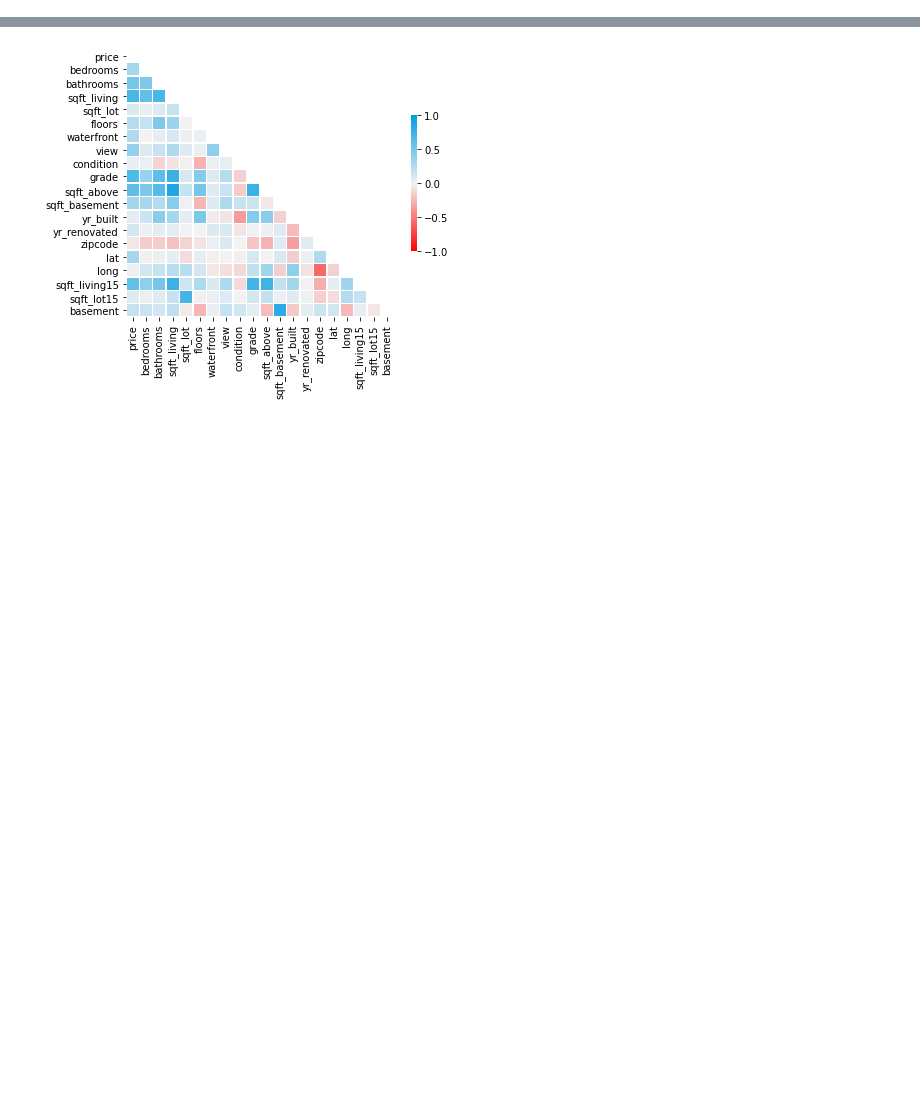
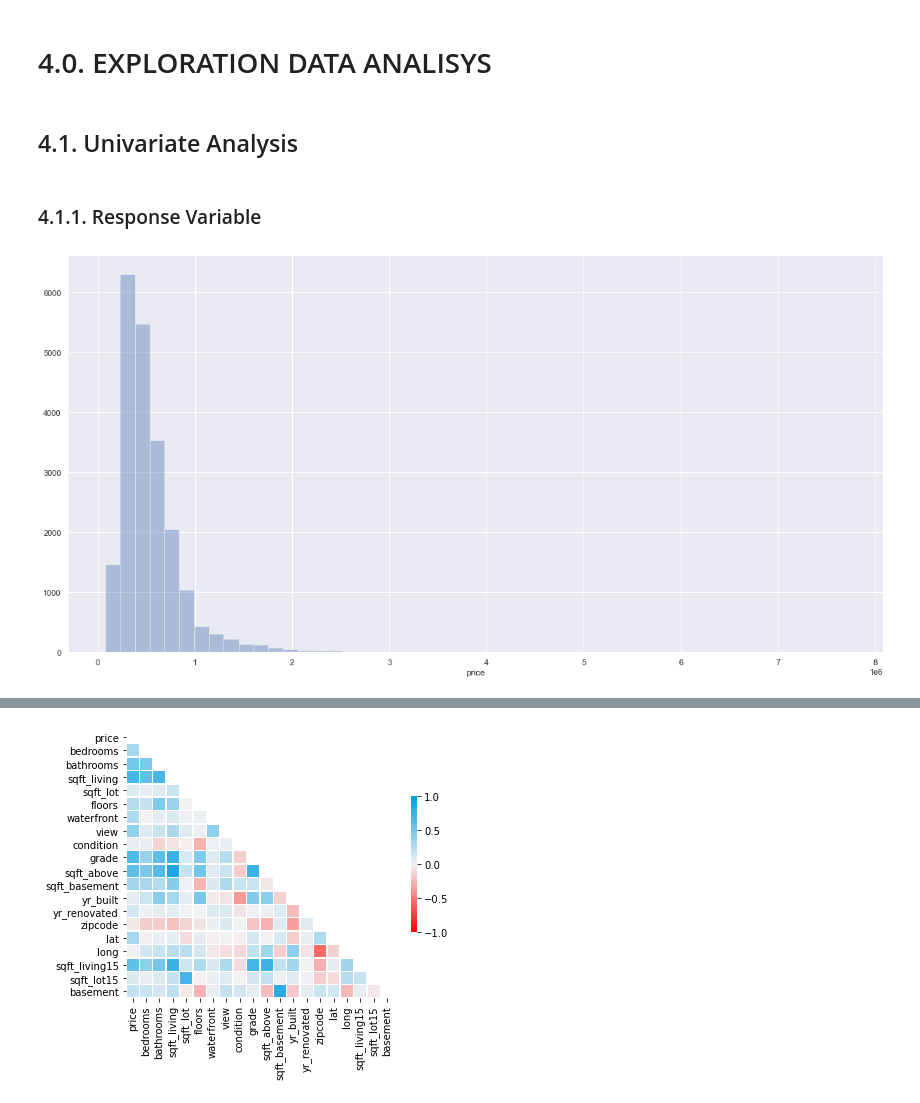
Before and after one commit to RaulBelarmino/house-rocket-insights, a Jupyter notebook: house-rocket-insights.ipynb, the cells around one changed output, grey strips where cells are left out. Saved outputs shown, nothing was run; the diff lists cells and outputs as text; code cells hidden in the pictures; blank space fills up the shorter version.

Commit message:
Jupyter Project
Upgrade script and organize solutions and analisys

```diff
--- a/house-rocket-insights.ipynb
+++ b/house-rocket-insights.ipynb
@@ -143,0 +195,2 @@ data = data.drop(15870, axis=0)
+# %%
+df = data.copy()
@@ -143,0 +312,2 @@ data = data.drop(15870, axis=0)
+# %%
+df1 = df.copy()
@@ -143,0 +327,19 @@ data = data.drop(15870, axis=0)
+# %%
+cols_drop = ['sqft_living','sqft_lot','sqft_basement','sqft_above','sqft_living15','sqft_lot15','view']
+df1 = df1.drop(cols_drop, axis=1)
+df1 = df1[['id', 'date', 'season', 'price', 'bedrooms', 'bathrooms', 'm2_living', 'm2_lot',
+          'm2_above', 'm2_basement', 'm2_price', 'floors', 'waterfront', 'condition',
+          'grade', 'yr_built', 'yr_renovated', 'zipcode', 'lat','long', 'built', 'basement',
+          'floors_type', 'renovated', 'condition_type', 'grade_design']]
+# %% [markdown]
+# 4.0. EXPLORATION DATA ANALISYS
+# %%
+df2 = df1.copy()
+# %% [markdown]
+## 4.1. Univariate Analysis
+# %% [markdown]
+### 4.1.1. Response Variable
+# %%
+sns.distplot(df2['price'], kde=False);
+# %% [output]
+[figure, added]
```
Also changed, not shown: parts of 57 cells of this notebook.
